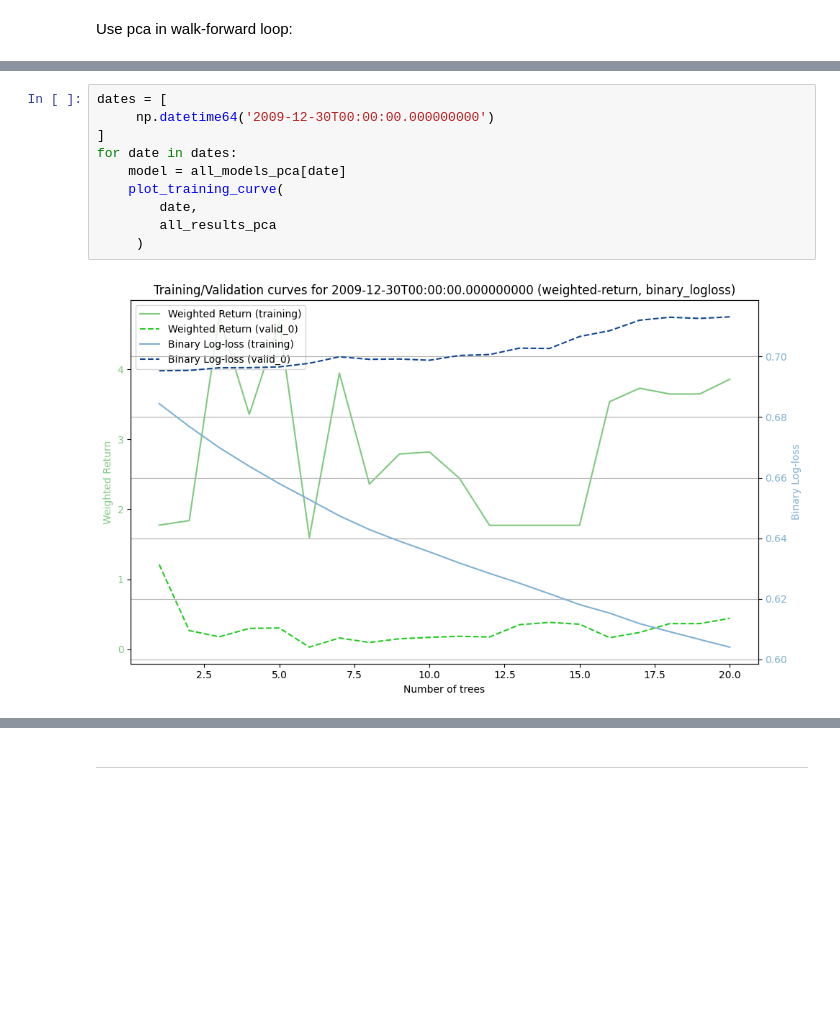
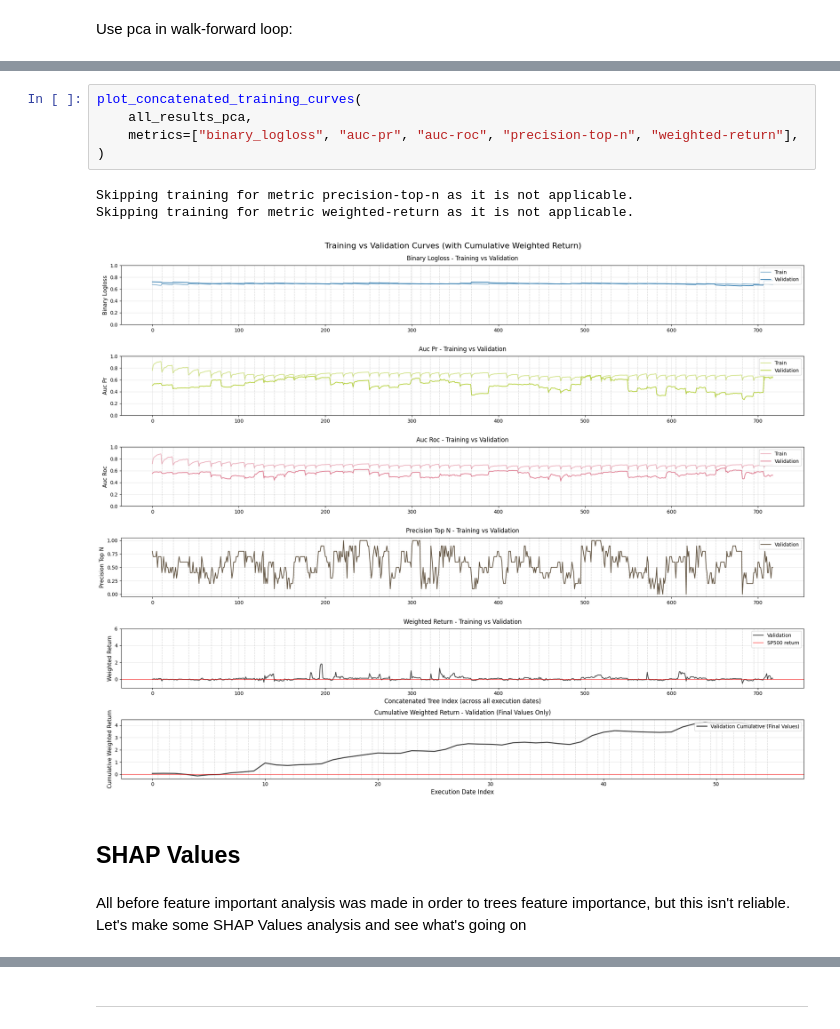
Before and after one commit to Riemann-def/zrive-ds, a Jupyter notebook: src/module_5/module5.ipynb, the cells around one changed output, grey strips where cells are left out. Saved outputs shown, nothing was run; the diff lists cells and outputs as text; blank space fills up the shorter version.

```diff
--- a/src/module_5/module5.ipynb
+++ b/src/module_5/module5.ipynb
@@ -1413,12 +1125,13 @@ ggplot(train_results_final_tree_pca) + geom_point(aes(x = "execution_date", y =
-# %%
-dates = [
-     np.datetime64('2009-12-30T00:00:00.000000000')
-]
-for date in dates:
-    model = all_models_pca[date]
-    plot_training_curve(
-        date,
-        all_results_pca
-     )
-# %% [output]
-[figure, removed]
+# %%
+plot_concatenated_training_curves(
+    all_results_pca,
+    metrics=["binary_logloss", "auc-pr", "auc-roc", "precision-top-n", "weighted-return"],
+)
+# %% [output]
+Skipping training for metric precision-top-n as it is not applicable.
+Skipping training for metric weighted-return as it is not applicable.
+[figure, added]
+# %% [markdown]
+## SHAP Values
+# %% [markdown]
+All before feature important analysis was made in order to trees feature importance, but this isn't reliable. Let's make some SHAP Values analysis and see what's going on
```
Also changed, not shown: parts of 77 cells of this notebook, 1 other file.
